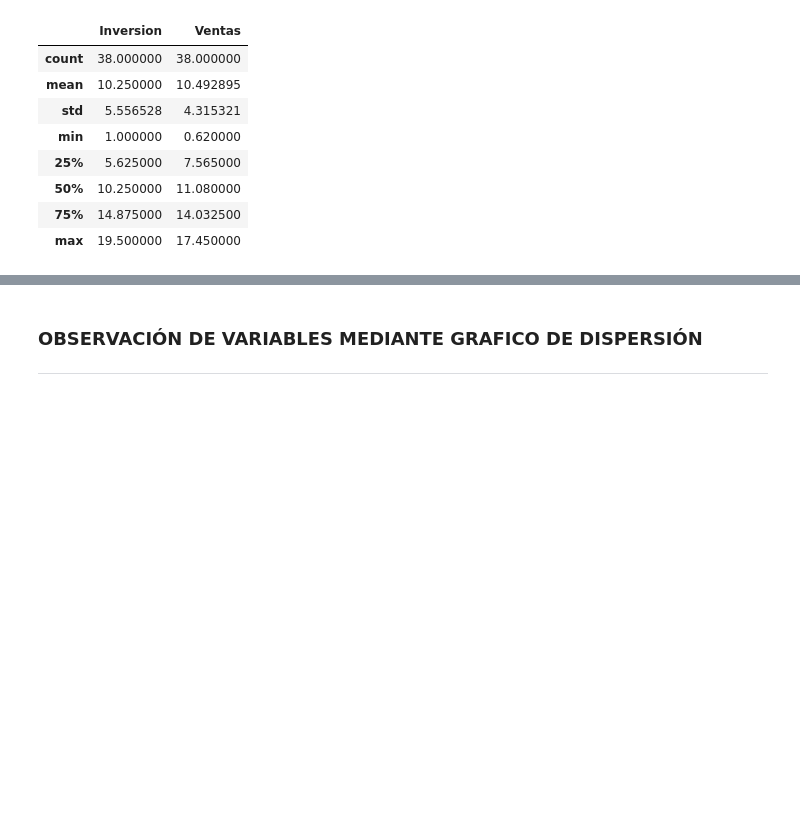
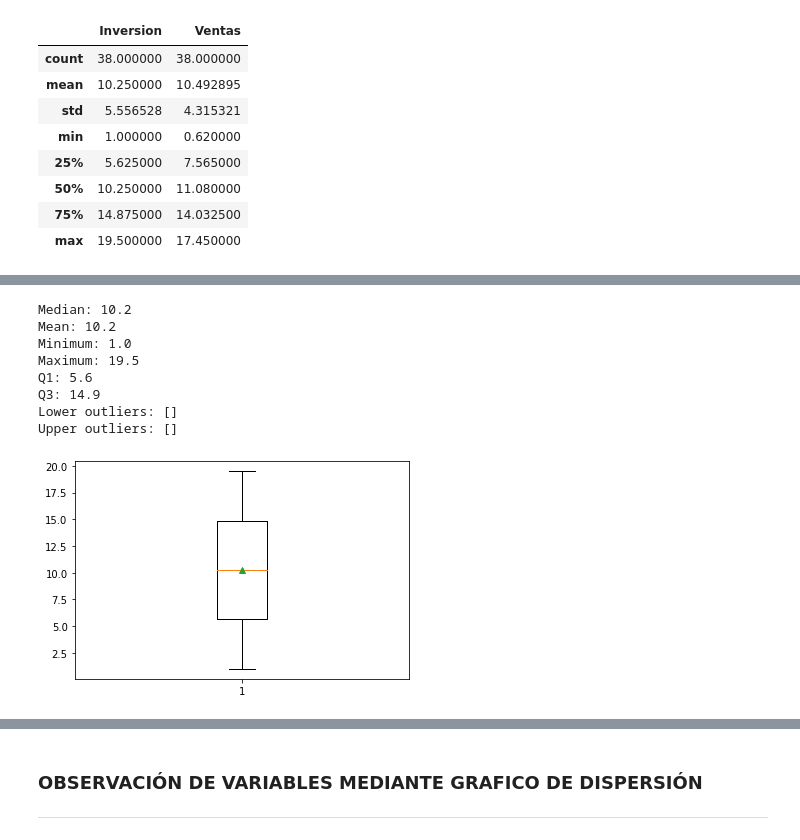
Before and after one commit to PauForestal/master_bdds, a Jupyter notebook: M2_AI3_VallejoPaula.ipynb, the cells around one changed output, grey strips where cells are left out. Saved outputs shown, nothing was run; the diff lists cells and outputs as text; code cells hidden in the pictures; blank space fills up the shorter version.

```diff
--- a/M2_AI3_VallejoPaula.ipynb
+++ b/M2_AI3_VallejoPaula.ipynb
@@ -55,0 +174,12 @@ df.describe(include=['float64'])
+# %%
+boxplot('Inversion')
+# %% [output]
+Median: 10.2
+Mean: 10.2
+Minimum: 1.0
+Maximum: 19.5
+Q1: 5.6
+Q3: 14.9
+Lower outliers: []
+Upper outliers: []
+[figure, added]
```
Also changed, not shown: parts of 40 cells of this notebook.
